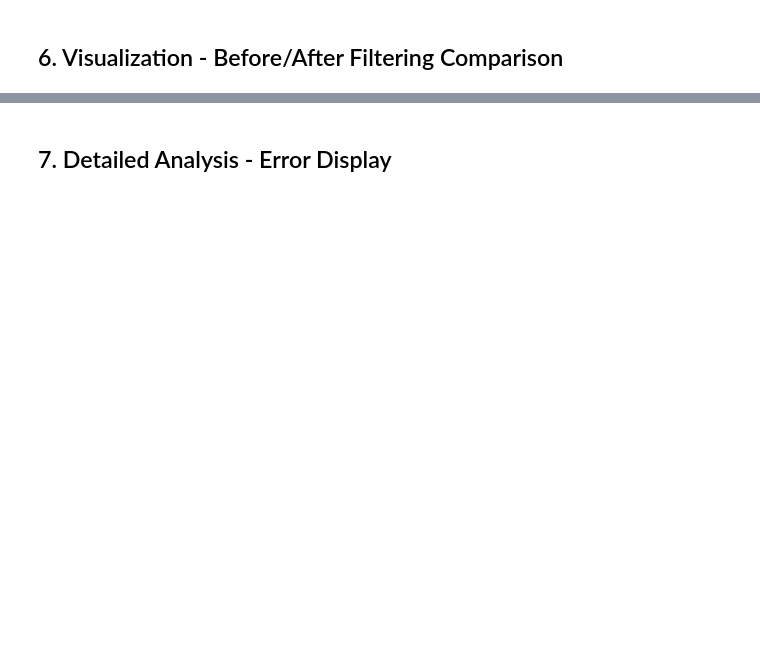
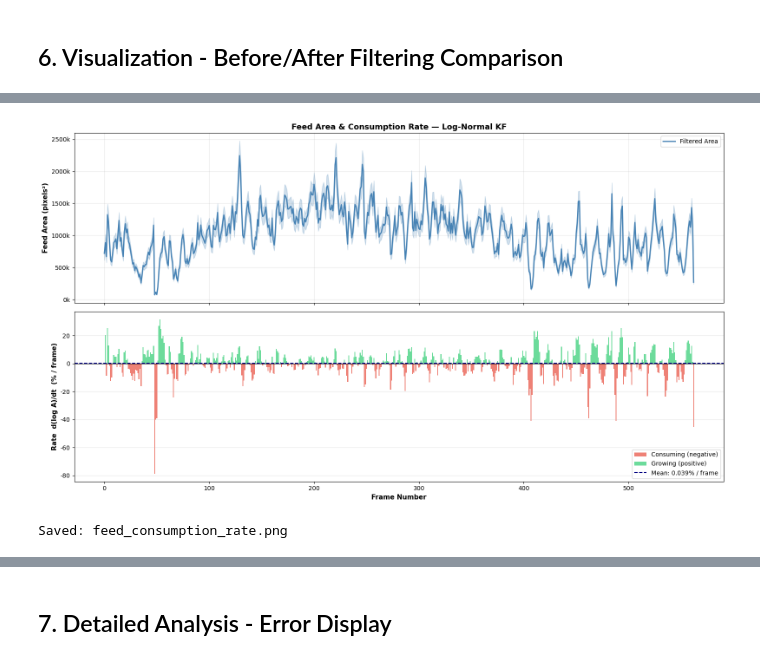
Before and after one commit to CliffyangZ/Optimal-Control-For-Aquaculture, a Jupyter notebook: analyze_feed_amount.ipynb, the cells around one changed output, grey strips where cells are left out. Drawn from its saved outputs; the diff is of its cells as text; code cells hidden in the pictures; blank space fills up the shorter version.

```diff
--- a/analyze_feed_amount.ipynb
+++ b/analyze_feed_amount.ipynb
@@ -307,0 +367,45 @@ Chart saved as 'feed_amount_analysis.png'
+# %%
+fig, axes = plt.subplots(2, 1, figsize=(16, 9), sharex=True)
+
+# ── Top: filtered area with confidence band ───────────────────────────────
+axes[0].fill_between(frame_numbers, conf_lower, conf_upper,
+                     alpha=0.25, color='steelblue')
+axes[0].plot(frame_numbers, feed_areas_filtered,
+             color='steelblue', linewidth=2, label='Filtered Area')
+axes[0].set_ylabel('Feed Area (pixels²)', fontsize=11, fontweight='bold')
+axes[0].set_title('Feed Area & Consumption Rate — Log-Normal KF', fontsize=13, fontweight='bold')
+axes[0].legend(fontsize=10)
+axes[0].grid(True, alpha=0.3)
+axes[0].yaxis.set_major_formatter(plt.FuncFormatter(lambda x, p: f'{int(x/1000)}k'))
+
+# ── Bottom: consumption rate ──────────────────────────────────────────────
+rate_pct = consumption_rates * 100   # convert to % / frame
+colors = np.where(rate_pct < 0, '#e74c3c', '#2ecc71')
+axes[1].bar(frame_numbers, rate_pct, color=colors, alpha=0.7, width=1.0)
+axes[1].axhline(0, color='black', linewidth=0.8)
+
+# Mark mean rate
+mean_rate = rate_pct.mean()
+axes[1].axhline(mean_rate, color='navy', linewidth=1.5, linestyle='--',
+                label=f'Mean rate: {mean_rate:.3f}% / frame')
+
+axes[1].set_xlabel('Frame Number', fontsize=11, fontweight='bold')
+axes[1].set_ylabel('Rate  d(log A)/dt  (% / frame)', fontsize=11, fontweight='bold')
+axes[1].legend(fontsize=10)
+axes[1].grid(True, alpha=0.3, axis='y')
+
+from matplotlib.patches import Patch
+axes[1].legend(handles=[
+    Patch(facecolor='#e74c3c', alpha=0.7, label='Consuming (negative)'),
+    Patch(facecolor='#2ecc71', alpha=0.7, label='Growing (positive)'),
+    plt.Line2D([0], [0], color='navy', linestyle='--',
+               label=f'Mean: {mean_rate:.3f}% / frame'),
+], fontsize=10)
+
+plt.tight_layout()
+plt.savefig('feed_consumption_rate.png', dpi=150, bbox_inches='tight')
+plt.show()
+print("Saved: feed_consumption_rate.png")
+# %% [output]
+[figure, added]
+Saved: feed_consumption_rate.png
```
Also changed, not shown: parts of 25 cells of this notebook, 44 other files.
